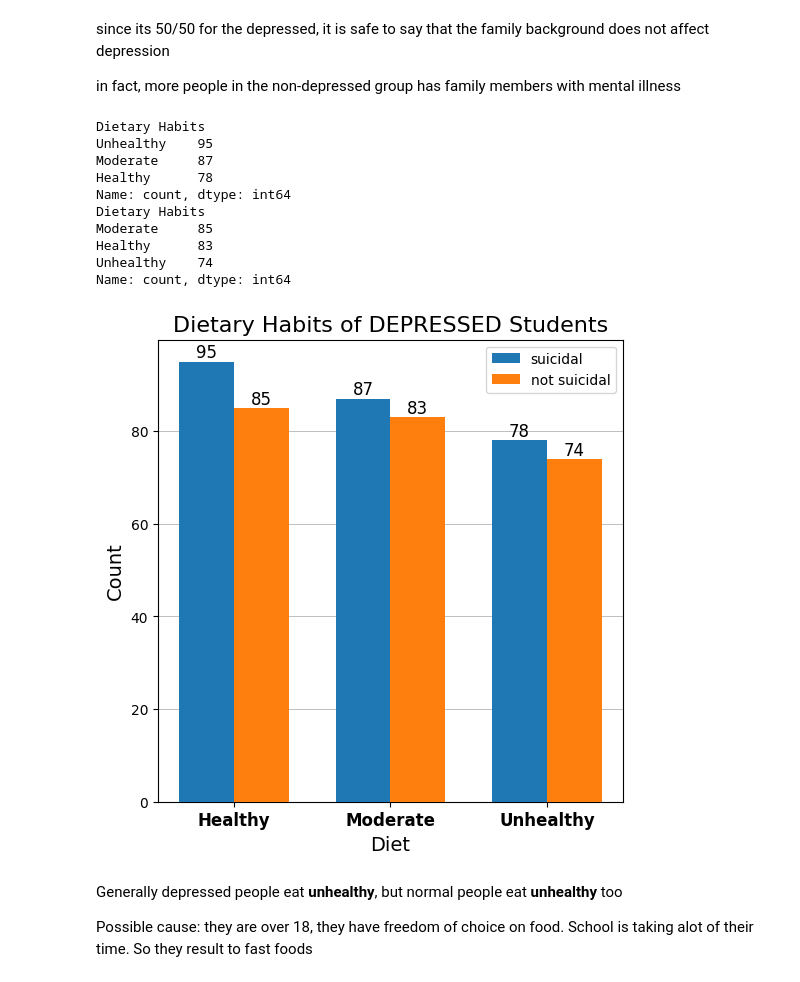
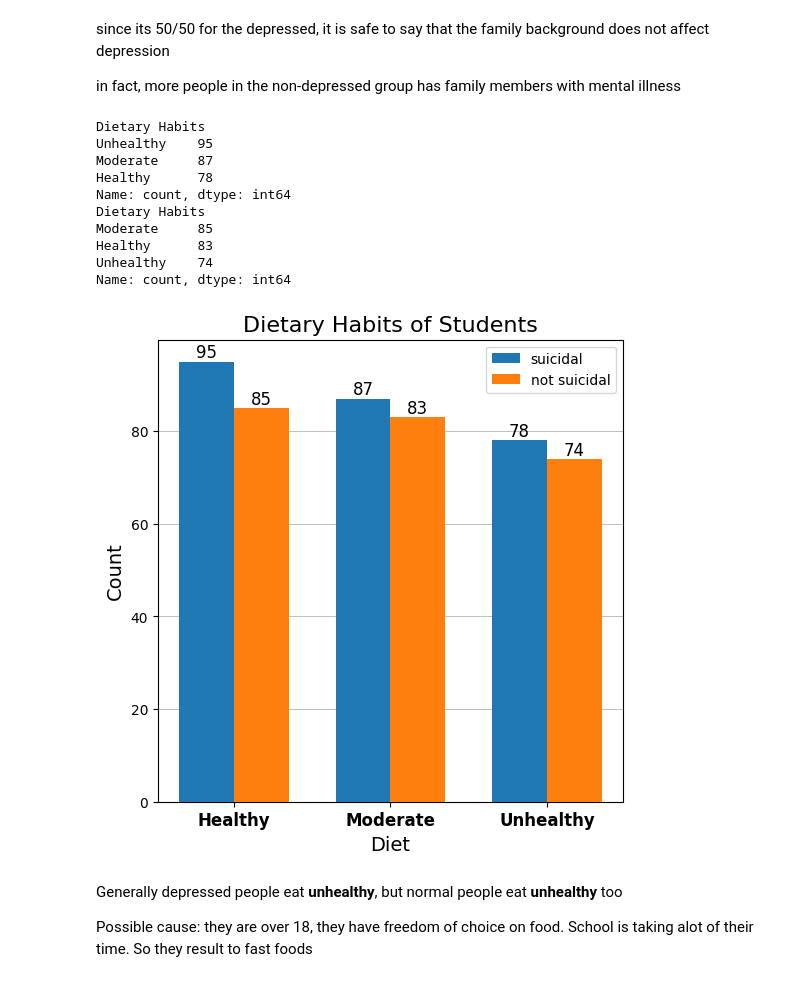
Before and after one commit to hazywho/dataScienceComp2025, a Jupyter notebook: Data/depression/processing.ipynb, the cells around one changed output. Saved outputs shown, nothing was run; the diff lists cells and outputs as text; code cells hidden in the pictures.

```diff
--- a/Data/depression/processing.ipynb
+++ b/Data/depression/processing.ipynb
@@ -187,35 +269,35 @@ print(diet_counts)
 bars = ax.bar(x + bar_width/2, diet_counts.values, width=bar_width, linewidth=2, zorder=5,label="not suicidal")
 
 # Add annotations
 for bar in bars:
     height = bar.get_height()
     plt.text(bar.get_x() + bar.get_width() / 2, height, str(height),
              ha='center', va='bottom', color='black', fontsize=12)
 
 
 # Add labels and title
 plt.xticks(x, categories, fontsize=12, fontweight='bold', color='black')  # Fix: Set tick labels
-plt.title('Dietary Habits of DEPRESSED Students', fontsize=16, color='black')
+plt.title('Dietary Habits of Students', fontsize=16, color='black')
 plt.xlabel('Diet', fontsize=14, color='black')
 plt.ylabel('Count', fontsize=14, color='black')
 plt.legend()
 
 # savefig
 plt.savefig('dietary_habits_of_depressed_people.png', dpi=300)
 
 plt.show()
 # %% [output]
 Dietary Habits
 Unhealthy    95
 Moderate     87
 Healthy      78
 Name: count, dtype: int64
 Dietary Habits
 Moderate     85
 Healthy      83
 Unhealthy    74
 Name: count, dtype: int64
-[figure, old version]
+[figure, new version]
 # %% [markdown]
 Generally depressed people eat **unhealthy**, but normal people eat **unhealthy** too
 
```
Also changed, not shown: parts of 1 cell of this notebook, 3 other files.
